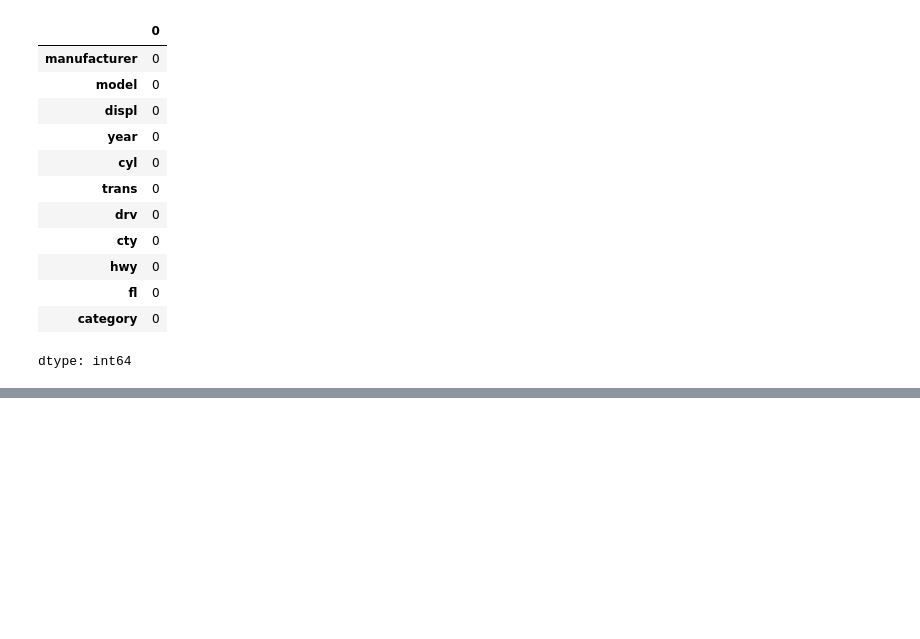
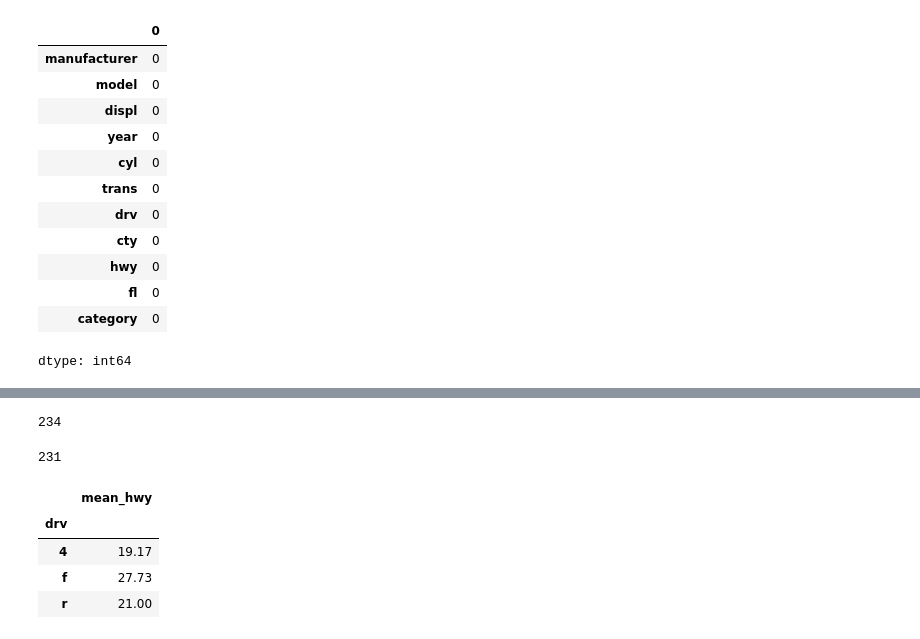
Before and after one commit to kimdfarm/2025-1-myclass-BDA, a Jupyter notebook: inclass/09w_B_wed_0430_easy_ch07.ipynb, the cells around one changed output, grey strips where cells are left out. Saved outputs shown, nothing was run; the diff lists cells and outputs as text; code cells hidden in the pictures; blank space fills up the shorter version.

```diff
--- a/inclass/09w_B_wed_0430_easy_ch07.ipynb
+++ b/inclass/09w_B_wed_0430_easy_ch07.ipynb
@@ -691,14 +691,14 @@ iqr
 9.0
 # %%
 ## upper fence
-uf = p75 + 1.5*iqr
-uf
+UF = p75 + 1.5*iqr
+UF
 # %% [output]
 40.5
 # %%
 ## lower fence
-lf = iqr - 1.5*iqr
-lf
+LF = iqr - 1.5*iqr
+LF
 # %% [output]
 -4.5
 # %%
@@ -768,0 +783,3 @@ dtype: int64
+# %%
+mpg['hwy'] = np.where((mpg.hwy> UF)  | (mpg.hwy < LF), np.nan , mpg['hwy'])
+mpg['hwy'][mpg['hwy'].isna()]
@@ -768,0 +792,17 @@ dtype: int64
+# %%
+len(mpg)
+# %% [output]
+234
+# %%
+dmpg = mpg.dropna(subset=['hwy'])
+len(dmpg)
+# %% [output]
+231
+# %%
+dmpg.groupby('drv').agg(mean_hwy=('hwy','mean'))
+# %% [output]
+|  | mean_hwy |
+| drv |  |
+| 4 | 19.17 |
+| f | 27.73 |
+| r | 21.00 |
```
Also changed, not shown: parts of 9 cells of this notebook.
